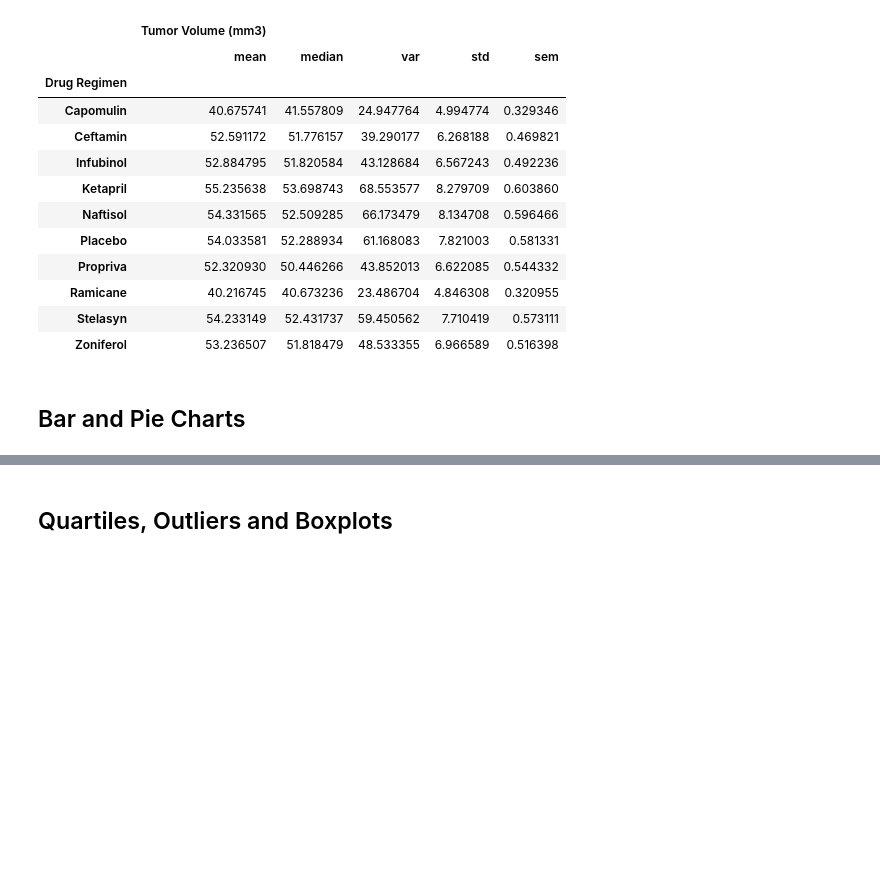
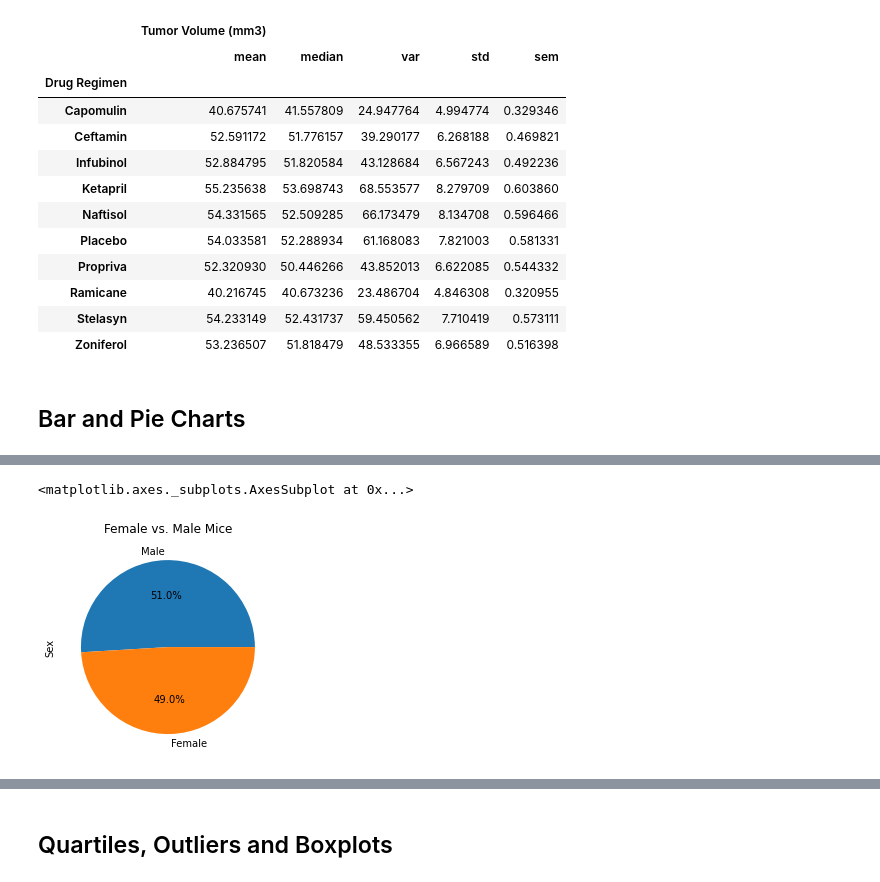
Before and after one commit to mgac96/pharmaceutical_matplotlib, a Jupyter notebook: Starter_Code/Pymaceuticals/pymaceuticals_MG.ipynb, the cells around one changed output, grey strips where cells are left out. Cells and saved outputs as stored; diff of their text form; code cells hidden in the pictures; blank space fills up the shorter version.

```diff
--- a/Starter_Code/Pymaceuticals/pymaceuticals_MG.ipynb
+++ b/Starter_Code/Pymaceuticals/pymaceuticals_MG.ipynb
@@ -145,2 +155,8 @@ summary_agg
 # %%
 # Generate a pie plot showing the distribution of female versus male mice using Pandas
+gender=clean_df["Sex"].value_counts()
+plt.title("Female vs. Male Mice")
+gender.plot.pie(autopct='%1.1f%%')
+# %% [output]
+<matplotlib.axes._subplots.AxesSubplot at 0x...>
+[figure, added]
```
Also changed, not shown: parts of 5 cells of this notebook.
